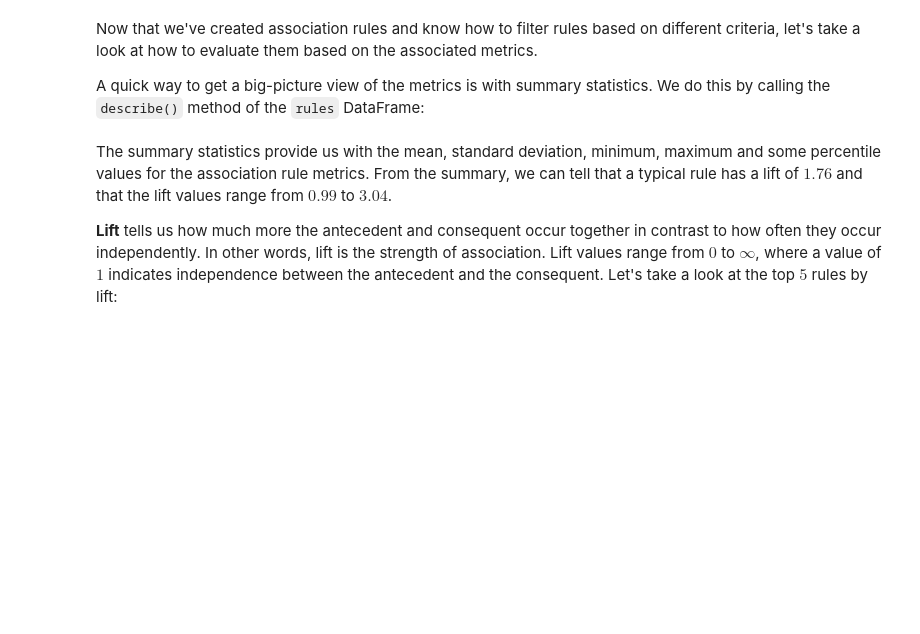
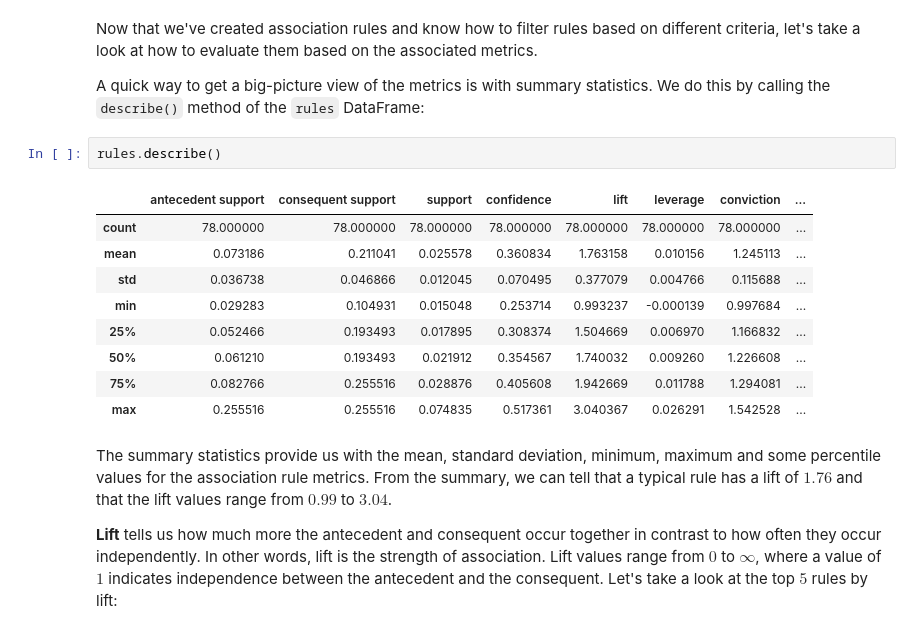
Before and after one commit to aritra19972603/machine-learning-with-python-association-rules-3209139, a Jupyter notebook: src/02b.ipynb, the cells around one changed output. Drawn from its saved outputs; the diff is of its cells as text; blank space fills up the shorter version.

```diff
--- a/src/02b.ipynb
+++ b/src/02b.ipynb
@@ -156,6 +316,18 @@ As you can imagine, the examples shown here are just a tip of the iceberg. You c
 Now that we've created association rules and know how to filter rules based on different criteria, let's take a look at how to evaluate them based on the associated metrics.
 
 A quick way to get a big-picture view of the metrics is with summary statistics. We do this by calling the `describe()` method of the `rules` DataFrame:
+# %%
+rules.describe()
+# %% [output]
+|  | antecedent support | consequent support | support | confidence | lift | leverage | conviction | ... |
+| count | 78.000000 | 78.000000 | 78.000000 | 78.000000 | 78.000000 | 78.000000 | 78.000000 | ... |
+| mean | 0.073186 | 0.211041 | 0.025578 | 0.360834 | 1.763158 | 0.010156 | 1.245113 | ... |
+| std | 0.036738 | 0.046866 | 0.012045 | 0.070495 | 0.377079 | 0.004766 | 0.115688 | ... |
+| min | 0.029283 | 0.104931 | 0.015048 | 0.253714 | 0.993237 | -0.000139 | 0.997684 | ... |
+| 25% | 0.052466 | 0.193493 | 0.017895 | 0.308374 | 1.504669 | 0.006970 | 1.166832 | ... |
+| 50% | 0.061210 | 0.193493 | 0.021912 | 0.354567 | 1.740032 | 0.009260 | 1.226608 | ... |
+| 75% | 0.082766 | 0.255516 | 0.028876 | 0.405608 | 1.942669 | 0.011788 | 1.294081 | ... |
+| max | 0.255516 | 0.255516 | 0.074835 | 0.517361 | 3.040367 | 0.026291 | 1.542528 | ... |
 # %% [markdown]
 The summary statistics provide us with the mean, standard deviation, minimum, maximum and some percentile values for the association rule metrics. From the summary, we can tell that a typical rule has a lift of $1.76$ and that the lift values range from $0.99$ to $3.04$.
 
```
Also changed, not shown: parts of 27 cells of this notebook.
